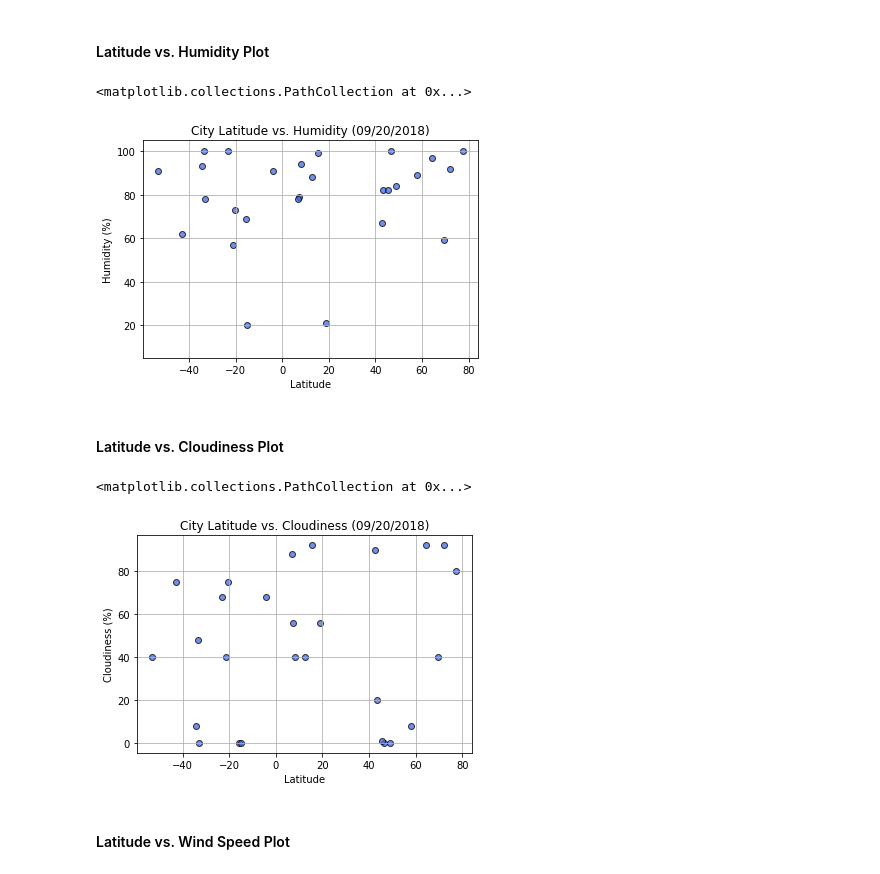
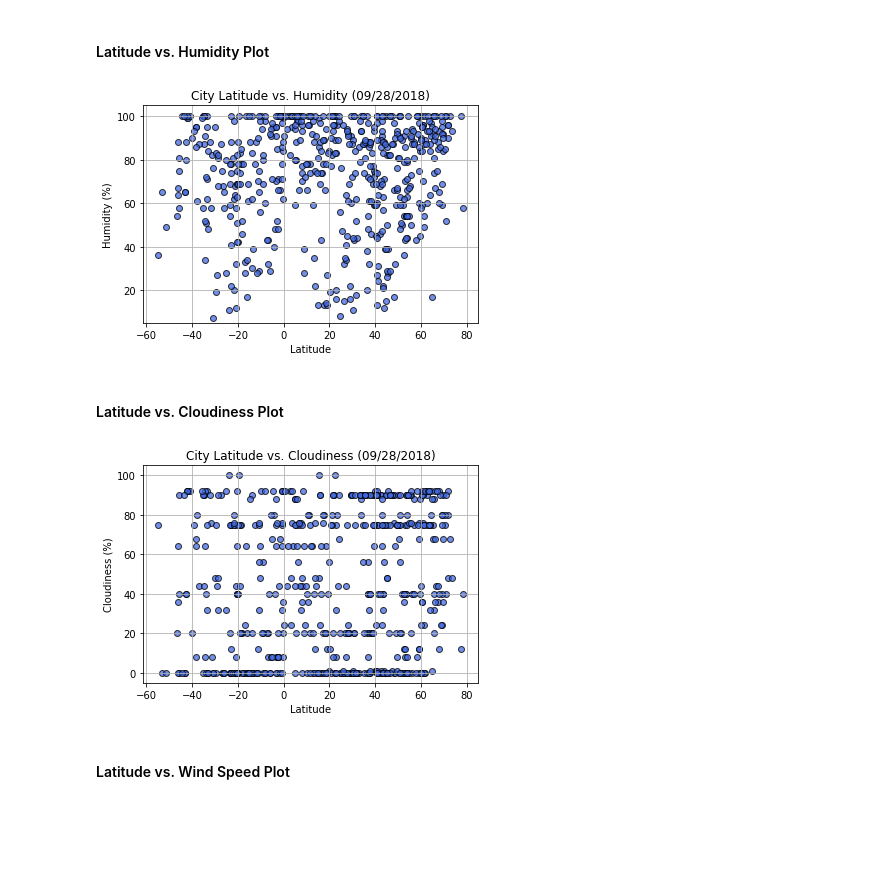
Before and after one commit to reedkm/api-weather, a Jupyter notebook: WeatherPy_Reed.ipynb, the cells around one changed output. Cells and saved outputs as stored; diff of their text form; code cells hidden in the pictures; blank space fills up the shorter version.

```diff
--- a/WeatherPy_Reed.ipynb
+++ b/WeatherPy_Reed.ipynb
@@ -65,7 +60,6 @@ cities_df["Lat"] = np.NaN
 cities_df["Lng"] = np.NaN
 cities_df["Max Temp"] = np.NaN
 cities_df["Wind Speed"] = np.NaN
-cities_df = cities_df.head(30)
 # %% [markdown]
 ### Perform API Calls
 * Perform a weather check on each city using a series of successive API calls.
@@ -87,7 +81,7 @@ for index, row in cities_df.iterrows():
     city = row['City']
 
     # Add a one second interval between queries to stay within API query limits
-    time.sleep(1)
+    tm.sleep(1)
     # make request
     response = requests.get(url + weather + units + "&APPID=" + api_key + "&q=" + city)
 
@@ -280,24 +198,27 @@ plt.title(f"City Latitude vs. Humidity ({date})")
 plt.xlabel("Latitude")
 plt.ylabel("Humidity (%)")
 
-plt.scatter(clean_df['Lat'], clean_df['Humidity'], marker="o", facecolors="royalblue", edgecolors="black", alpha=0.75)
+humid = plt.gcf()
+plt.scatter(cities_df['Lat'], cities_df['Humidity'], marker="o", facecolors="royalblue", edgecolors="black", alpha=0.75)
+humid.savefig('images/humidity.png', dpi=100)
 # %% [output]
-<matplotlib.collections.PathCollection at 0x...>
-[figure, old version]
+[figure, new version]
 # %% [markdown]
 #### Latitude vs. Cloudiness Plot
 # %%
 plt.grid(True)
 #plt.ylim(21,105)
 #plt.xlim(-61,85)
 plt.title(f"City Latitude vs. Cloudiness ({date})")
 plt.xlabel("Latitude")
 plt.ylabel("Cloudiness (%)")
 
-plt.scatter(clean_df['Lat'], clean_df['Cloudiness'], marker="o", facecolors="royalblue", edgecolors="black", alpha=0.75)
+cloudiness = plt.gcf()
+plt.scatter(cities_df['Lat'], cities_df['Cloudiness'], marker="o", facecolors="royalblue", edgecolors="black", alpha=0.75)
+
+cloudiness.savefig('images/cloudiness.png', dpi=100)
 # %% [output]
-<matplotlib.collections.PathCollection at 0x...>
-[figure, old version]
+[figure, new version]
 # %% [markdown]
 #### Latitude vs. Wind Speed Plot
 # %%
```
Also changed, not shown: parts of 19 cells of this notebook, 8 other files.
